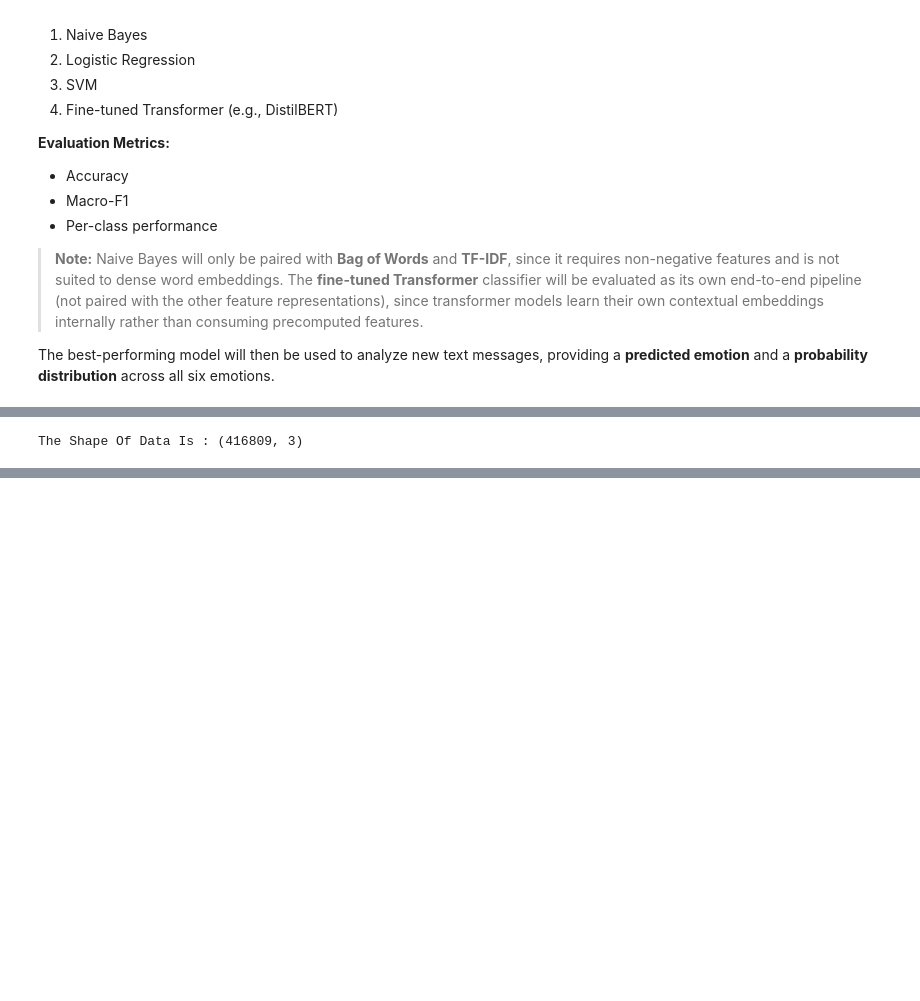
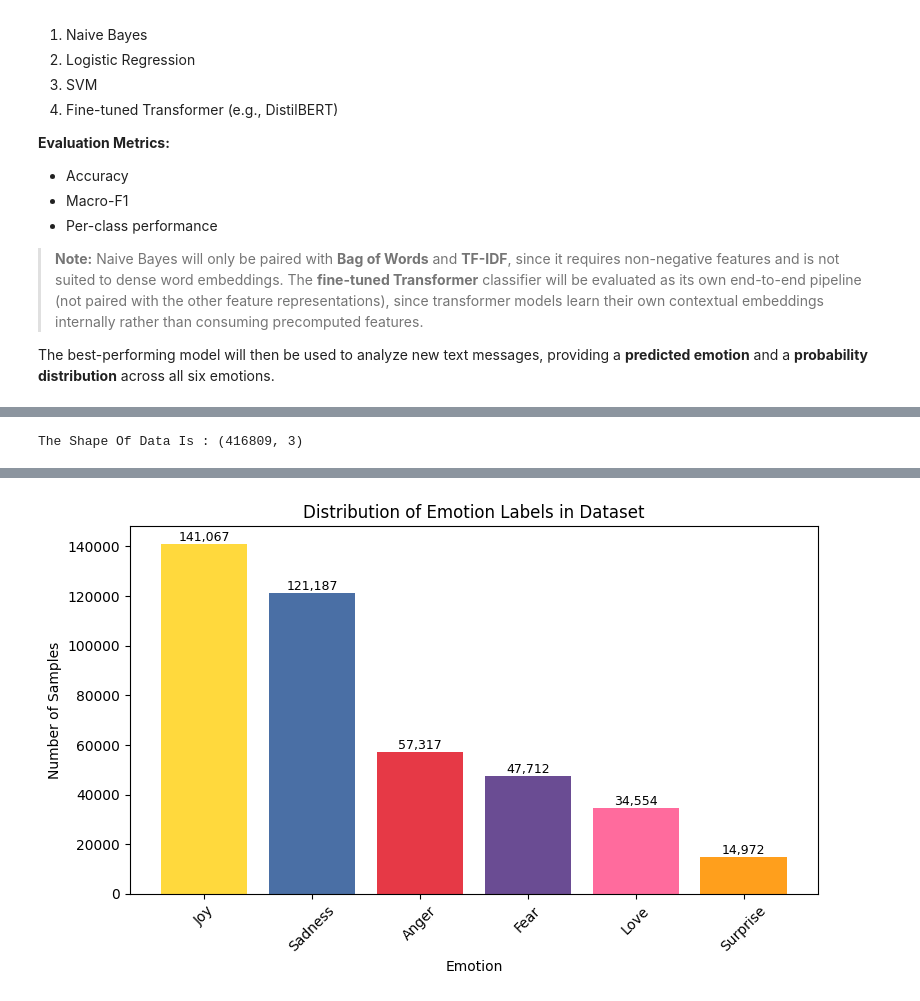
Before and after one commit to carbonconundrum158/Text-message-sentiment-analysis, a Jupyter notebook: sentimentanalysis.ipynb, the cells around one changed output, grey strips where cells are left out. Saved outputs shown, nothing was run; the diff lists cells and outputs as text; code cells hidden in the pictures; blank space fills up the shorter version.

Commit message:
Added Data Pre Processing visualization

```diff
--- a/sentimentanalysis.ipynb
+++ b/sentimentanalysis.ipynb
@@ -52,6 +54,7 @@ The best-performing model will then be used to analyze new text messages, provid
 # %%
 from pathlib import Path
 import pandas as pd
+import matplotlib.pyplot as plt
 
 #Data Pre Processing
 DATA_PATH = Path("text.csv")  #dataset must be named text.csv Column 0: text Column 1: label
@@ -63,5 +66,92 @@ df.isnull().sum() #Checks for Null entries
 df.duplicated().sum()#Checks for duplicates
 df = df.drop(columns=['Unnamed: 0'])#Removes redundant column
 df.head()
+
+
+
+
+#Show Data Distribution
+emotion_map = {0: 'Sadness', 1: 'Joy', 2: 'Love', 3: 'Anger', 4: 'Fear', 5: 'Surprise'}
+
+emotion_colors = {
+    0: '#4A6FA5',   # Sadness - blue
+    1: '#FFD93D',   # Joy - yellow
+    2: '#FF6B9D',   # Love - pink
+    3: '#E63946',   # Anger - red
+    4: '#6A4C93',   # Fear - purple
+    5: '#FF9F1C',   # Surprise - orange
+}
+
+label_counts = df['label'].value_counts().sort_values(ascending=False)
+colors = [emotion_colors[i] for i in label_counts.index]
+
+plt.figure(figsize=(8, 5))
+bars = plt.bar([emotion_map[i] for i in label_counts.index], label_counts.values, color=colors)
+
+plt.xlabel('Emotion')
+plt.ylabel('Number of Samples')
+plt.title('Distribution of Emotion Labels in Dataset')
+plt.xticks(rotation=45)
+
+for bar in bars:
+    height = bar.get_height()
+    plt.text(bar.get_x() + bar.get_width()/2, height, f'{height:,}', ha='center', va='bottom', fontsize=9)
+
+plt.tight_layout()
+plt.show()
+
+print("\nLabel counts:")
+print(label_counts.rename(index=emotion_map))
+
+# Generate word clouds per emotion  (Found from https://www.kaggle.com/code/abdmental01/emotions-analysis-gru-94)
+from wordcloud import WordCloud
+
+def generate_wordcloud(label_value):
+    text_combined = " ".join(df.loc[df['label'] == label_value, 'text'].astype(str))
+    return WordCloud(width=600, height=400, background_color='white',
+                      colormap='viridis').generate(text_combined)
+
+sadness_wordcloud = generate_wordcloud(0)
+joy_wordcloud = generate_wordcloud(1)
+love_wordcloud = generate_wordcloud(2)
+anger_wordcloud = generate_wordcloud(3)
+fear_wordcloud = generate_wordcloud(4)
+surprise_wordcloud = generate_wordcloud(5)
+
+# Plot the word clouds
+plt.figure(figsize=(18, 9))
+
+plt.subplot(2, 3, 1)
+plt.imshow(sadness_wordcloud, interpolation='bilinear')
+plt.title('Sadness Text')
+plt.axis('off')
+
+plt.subplot(2, 3, 2)
+plt.imshow(joy_wordcloud, interpolation='bilinear')
+plt.title('Joy Text')
+plt.axis('off')
+
+plt.subplot(2, 3, 3)
+plt.imshow(love_wordcloud, interpolation='bilinear')
+plt.title('Love Text')
+plt.axis('off')
+
+plt.subplot(2, 3, 4)
+plt.imshow(anger_wordcloud, interpolation='bilinear')
+plt.title('Anger Text')
+plt.axis('off')
+
+plt.subplot(2, 3, 5)
+plt.imshow(fear_wordcloud, interpolation='bilinear')
+plt.title('Fear Text')
+plt.axis('off')
+
+plt.subplot(2, 3, 6)
+plt.imshow(surprise_wordcloud, interpolation='bilinear')
+plt.title('Surprise Text')
+plt.axis('off')
+
+plt.tight_layout()
+plt.show()
 # %% [output]
 The Shape Of Data Is : (416809, 3)
@@ -73,0 +158 @@ The Shape Of Data Is : (416809, 3)
+[figure, added]
```
Also changed, not shown: parts of 2 cells of this notebook.
